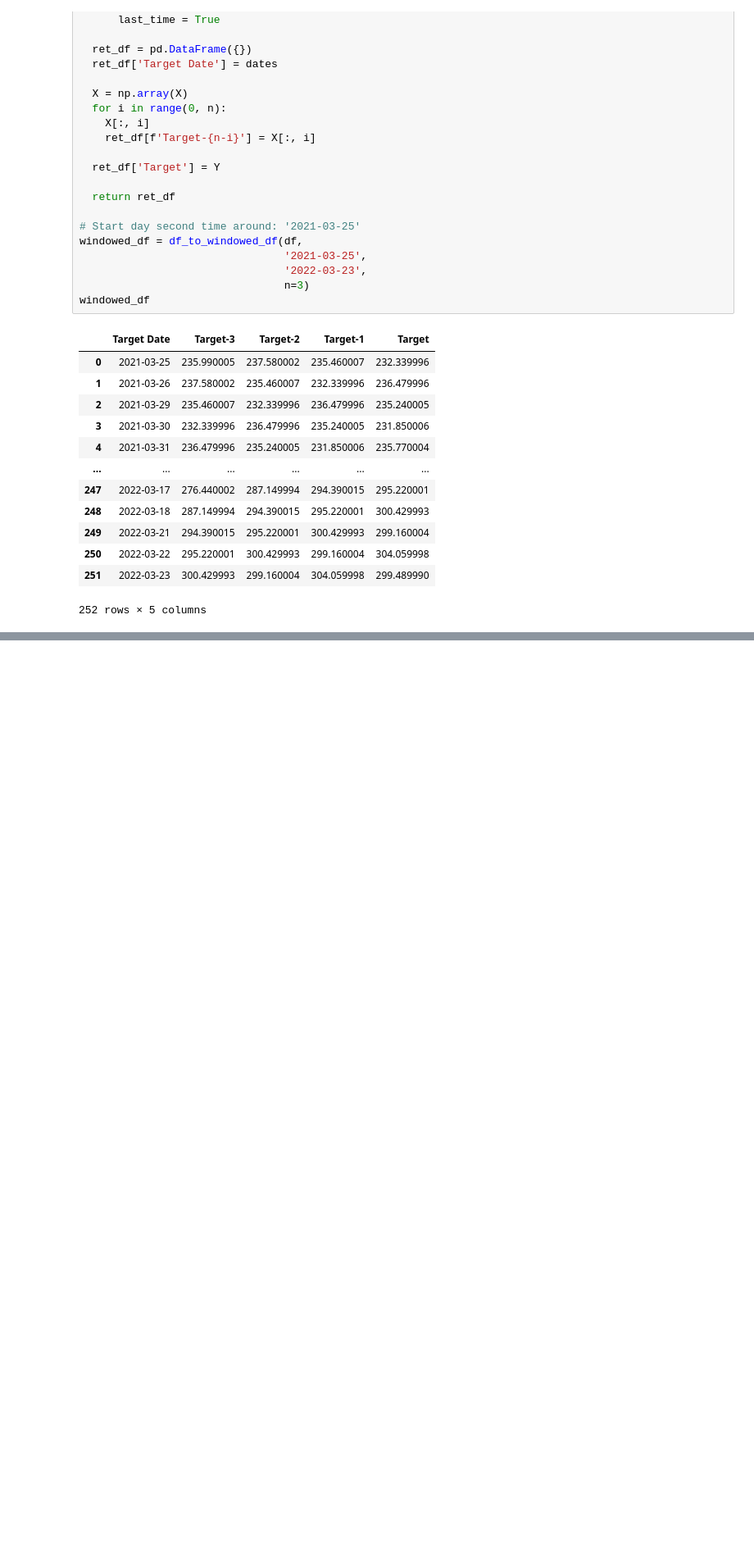
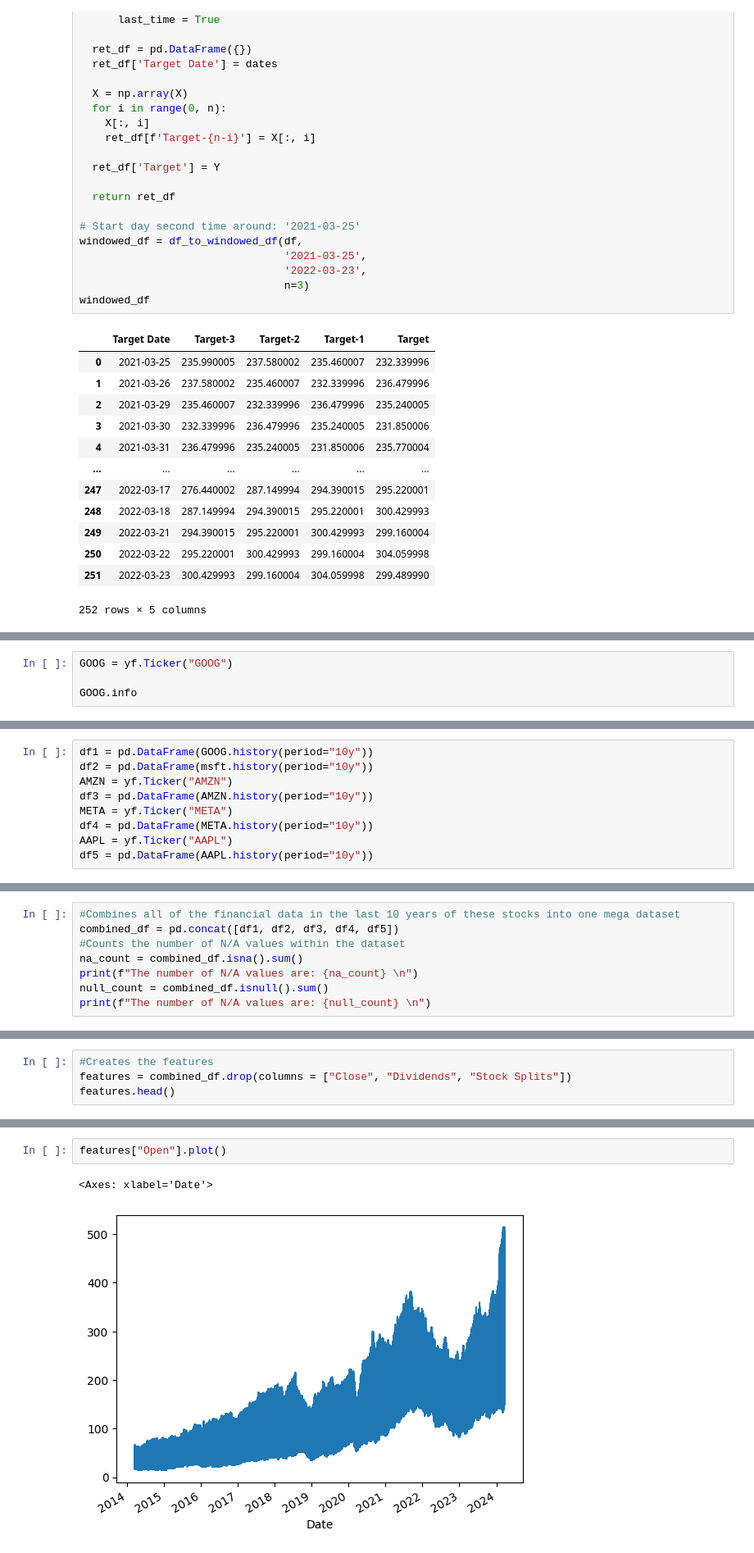
Before and after one commit to SteffanBurnette/TensorFlow-, a Jupyter notebook: Stock_price_analysis_test_one.ipynb, the cells around one changed output, grey strips where cells are left out. Shown: that part at 82% size. Saved outputs shown, nothing was run; the diff lists cells and outputs as text; blank space fills up the shorter version.

```diff
--- a/Stock_price_analysis_test_one.ipynb
+++ b/Stock_price_analysis_test_one.ipynb
@@ -434,0 +531,4 @@ windowed_df
+# %%
+GOOG = yf.Ticker("GOOG")
+
+GOOG.info
@@ -434,0 +553,9 @@ windowed_df
+# %%
+df1 = pd.DataFrame(GOOG.history(period="10y"))
+df2 = pd.DataFrame(msft.history(period="10y"))
+AMZN = yf.Ticker("AMZN")
+df3 = pd.DataFrame(AMZN.history(period="10y"))
+META = yf.Ticker("META")
+df4 = pd.DataFrame(META.history(period="10y"))
+AAPL = yf.Ticker("AAPL")
+df5 = pd.DataFrame(AAPL.history(period="10y"))
@@ -434,0 +568,8 @@ windowed_df
+# %%
+#Combines all of the financial data in the last 10 years of these stocks into one mega dataset
+combined_df = pd.concat([df1, df2, df3, df4, df5])
+#Counts the number of N/A values within the dataset
+na_count = combined_df.isna().sum()
+print(f"The number of N/A values are: {na_count} \n")
+null_count = combined_df.isnull().sum()
+print(f"The number of N/A values are: {null_count} \n")
@@ -434,0 +596,4 @@ windowed_df
+# %%
+#Creates the features
+features = combined_df.drop(columns = ["Close", "Dividends", "Stock Splits"])
+features.head()
@@ -434,0 +608,5 @@ windowed_df
+# %%
+features["Open"].plot()
+# %% [output]
+<Axes: xlabel='Date'>
+[figure, added]
```
Also changed, not shown: parts of 56 cells of this notebook.
